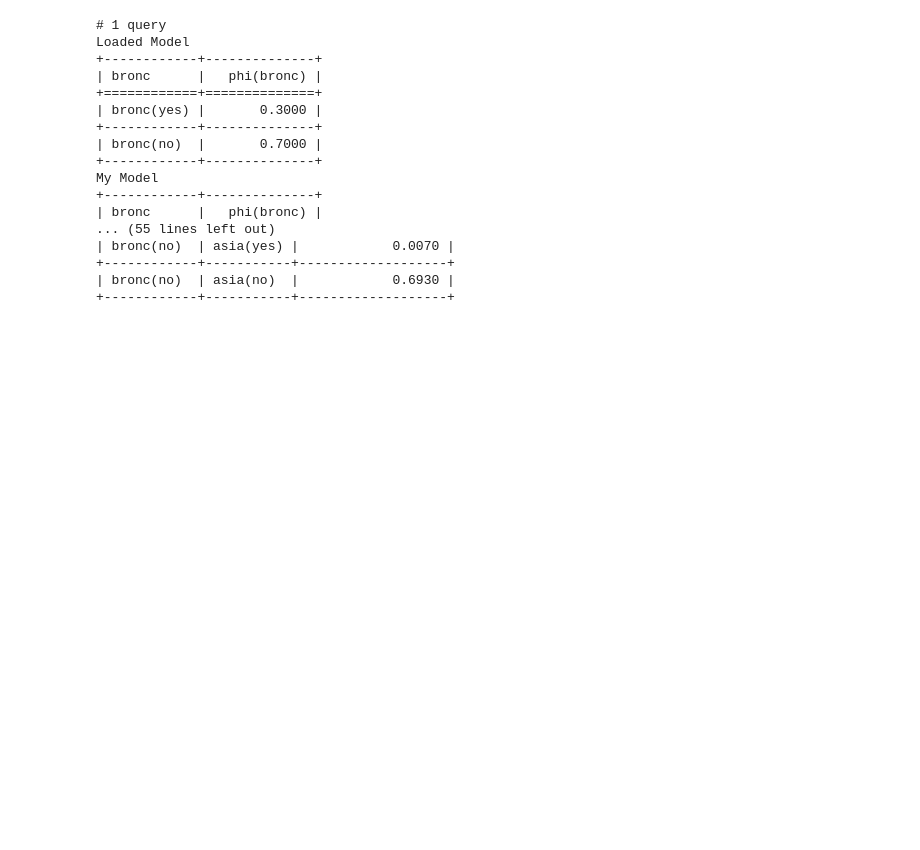
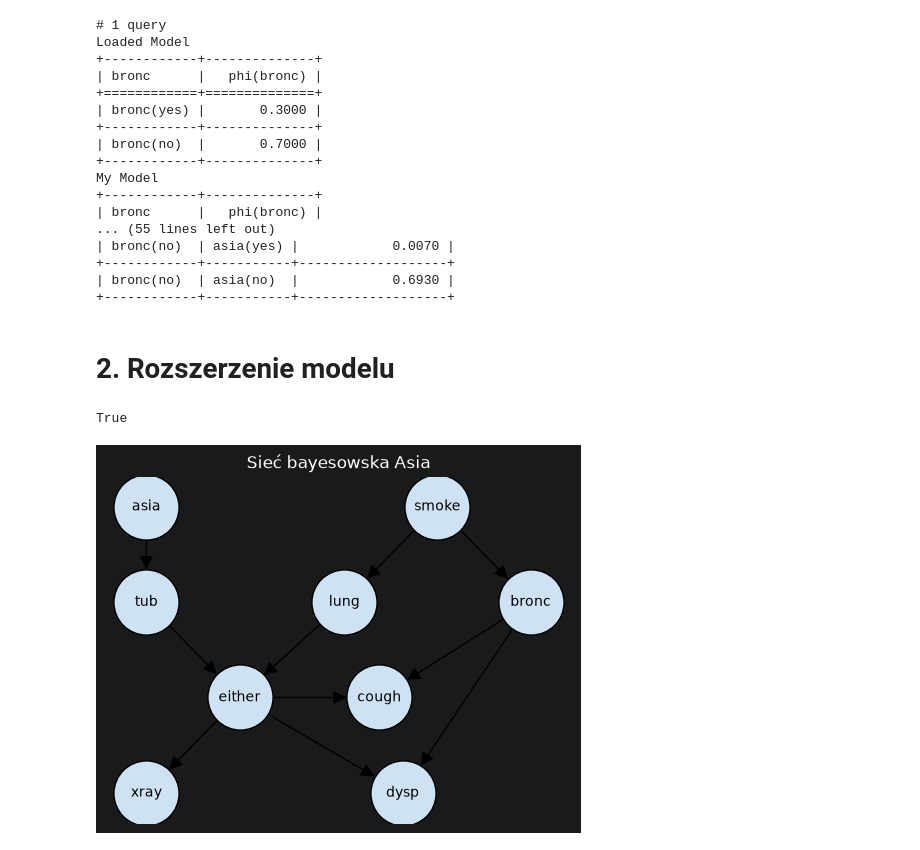
Before and after one commit to xXKeNdAmAmAsTeRXx/IFM_konwoledge_enginnering, a Jupyter notebook: src/ifm_konwoledge_enginnering/labs/3_lab_pgmpy/Lab3_tasks.ipynb, the cells around one changed output. Saved outputs shown, nothing was run; the diff lists cells and outputs as text; code cells hidden in the pictures; blank space fills up the shorter version.

Commit message:
add: task 1-3 desc, task 2 - new variable

```diff
--- a/src/ifm_konwoledge_enginnering/labs/3_lab_pgmpy/Lab3_tasks.ipynb
+++ b/src/ifm_konwoledge_enginnering/labs/3_lab_pgmpy/Lab3_tasks.ipynb
@@ -240,3 +242,49 @@ My Model
 +------------+-----------+-------------------+
 | bronc(no)  | asia(no)  |            0.6930 |
 +------------+-----------+-------------------+
+# %% [markdown]
+# 2. Rozszerzenie modelu
+# %%
+asia_model.add_edge('bronc', 'cough')
+asia_model.add_edge('either', 'cough')
+
+
+cdp_cough = TabularCPD(
+    variable="cough",
+    variable_card=2,
+    # Columns: either=[yes, no] | Rows: xray=[yes, no]
+    # [ (yes,yes), (yes,no), (no,yes), (no,no) ]
+    values=[
+        [0.95, 0.7, 0.9, 0.5],  # yes
+        [0.05, 0.3, 0.1, 0.5]   # no
+    ],
+    evidence=["bronc", "either"],
+    evidence_card=[2, 2],
+    state_names={
+        "cough": ["yes", "no"],
+        "bronc": ["yes", "no"],
+        "either": ["yes", "no"],
+    }
+)
+
+asia_model.add_cpds(cdp_cough)
+
+asia_model.check_model()
+# %% [output]
+True
+# %%
+pos = {
+    "asia": (0, 3), "smoke": (2.5, 3),
+    "tub": (0, 2), "lung": (1.7, 2), "bronc": (3.3, 2),
+    "either": (0.8, 1),
+    "xray": (0, 0), "dysp": (2.2, 0), "cough":(2, 1)
+}
+
+plt.figure(figsize=(6, 4.5))
+nx.draw_networkx(asia_model, pos=pos, node_size=2200, node_color="#cfe2f3",
+                 edgecolors="k", arrowsize=20, font_size=10)
+plt.axis("off")
+plt.title("Sieć bayesowska Asia")
+plt.show()
+# %% [output]
+[figure, added]
```
Also changed, not shown: parts of 5 cells of this notebook.
